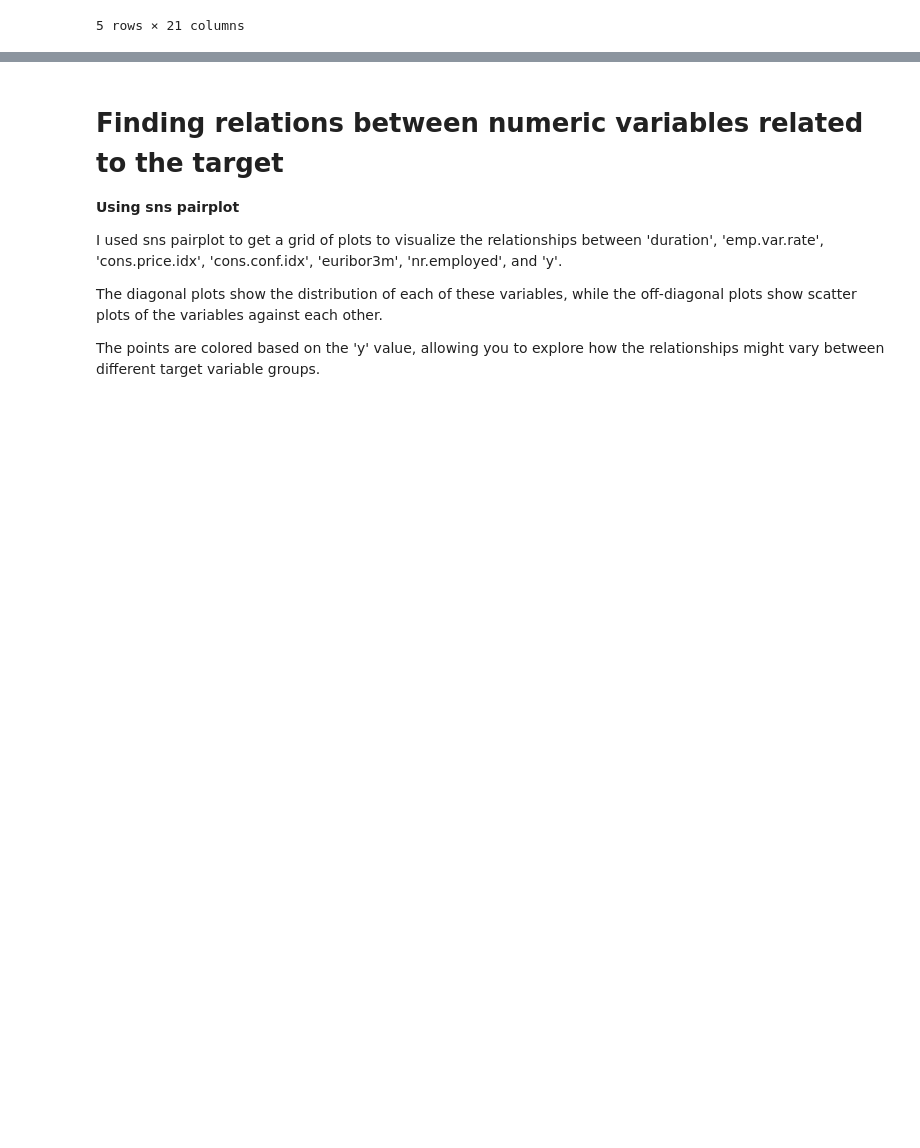
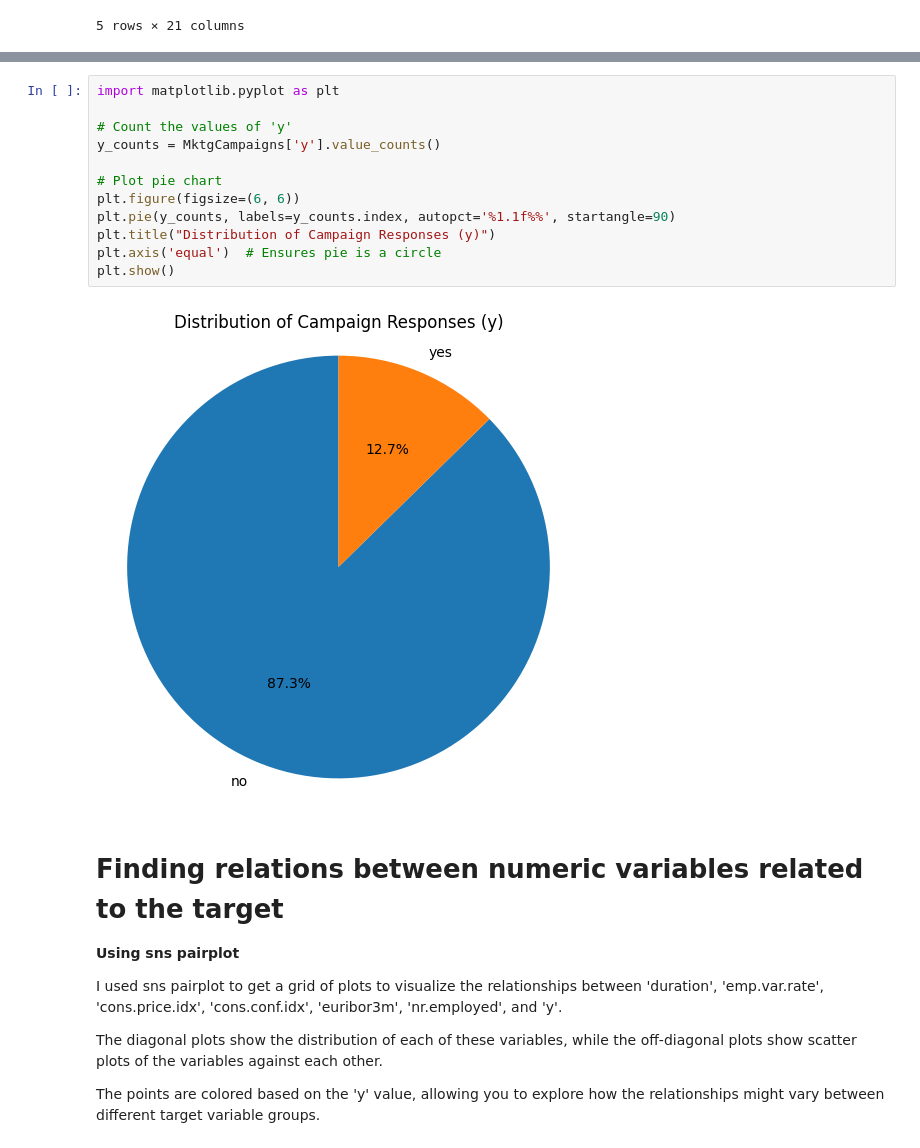
Before and after one commit to pabloriveraw/practical_application_III, a Jupyter notebook: Pablo_Rivera_practical_application_III.ipynb, the cells around one changed output, grey strips where cells are left out. Saved outputs shown, nothing was run; the diff lists cells and outputs as text; blank space fills up the shorter version.

```diff
--- a/Pablo_Rivera_practical_application_III.ipynb
+++ b/Pablo_Rivera_practical_application_III.ipynb
@@ -156,3 +159,17 @@ MktgCampaigns.head()
+# %%
+import matplotlib.pyplot as plt
+
+# Count the values of 'y'
+y_counts = MktgCampaigns['y'].value_counts()
+
+# Plot pie chart
+plt.figure(figsize=(6, 6))
+plt.pie(y_counts, labels=y_counts.index, autopct='%1.1f%%', startangle=90)
+plt.title("Distribution of Campaign Responses (y)")
+plt.axis('equal')  # Ensures pie is a circle
+plt.show()
+# %% [output]
+[figure, added]
 # %% [markdown]
 # Finding relations between numeric variables related to the target
 
```
Also changed, not shown: parts of 23 cells of this notebook.
